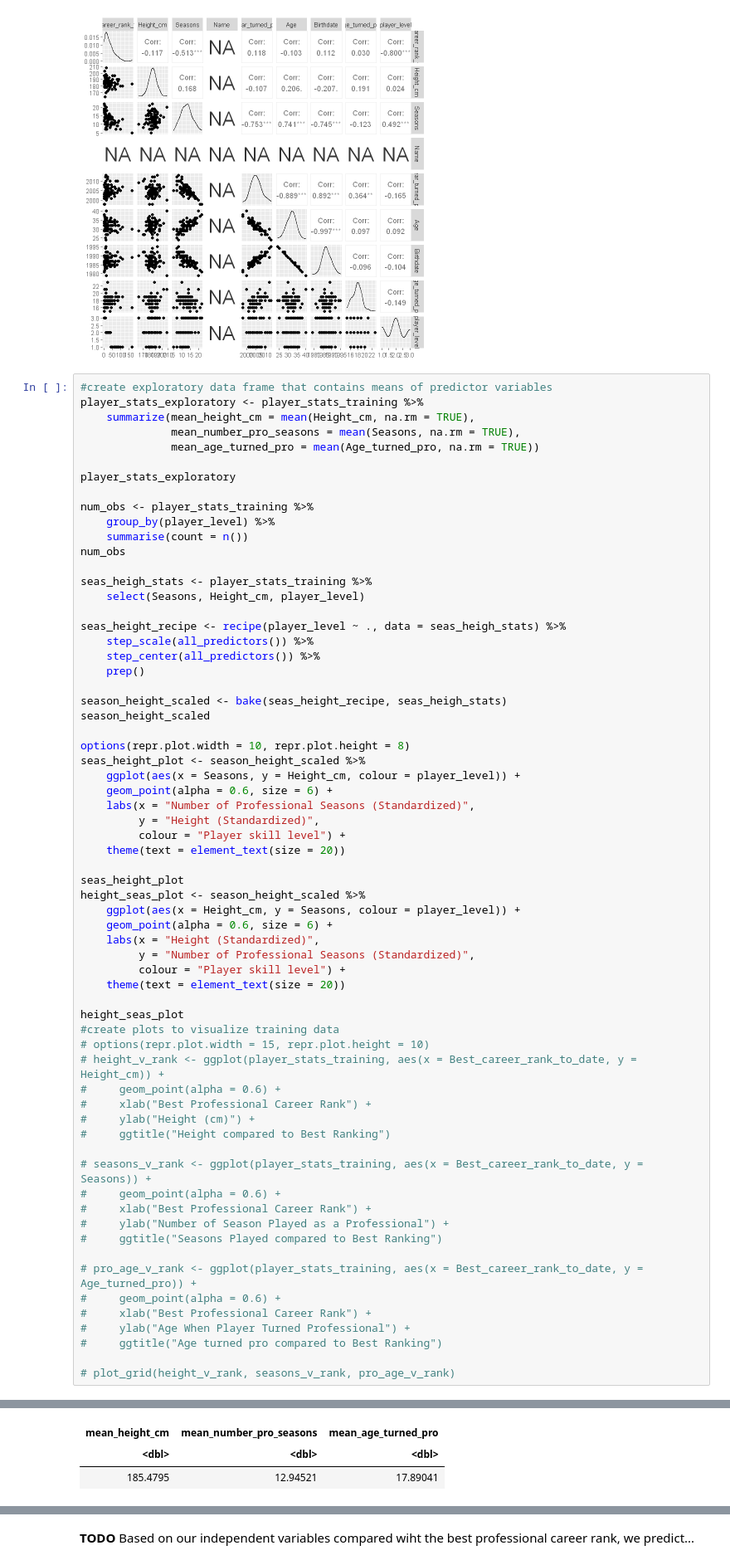
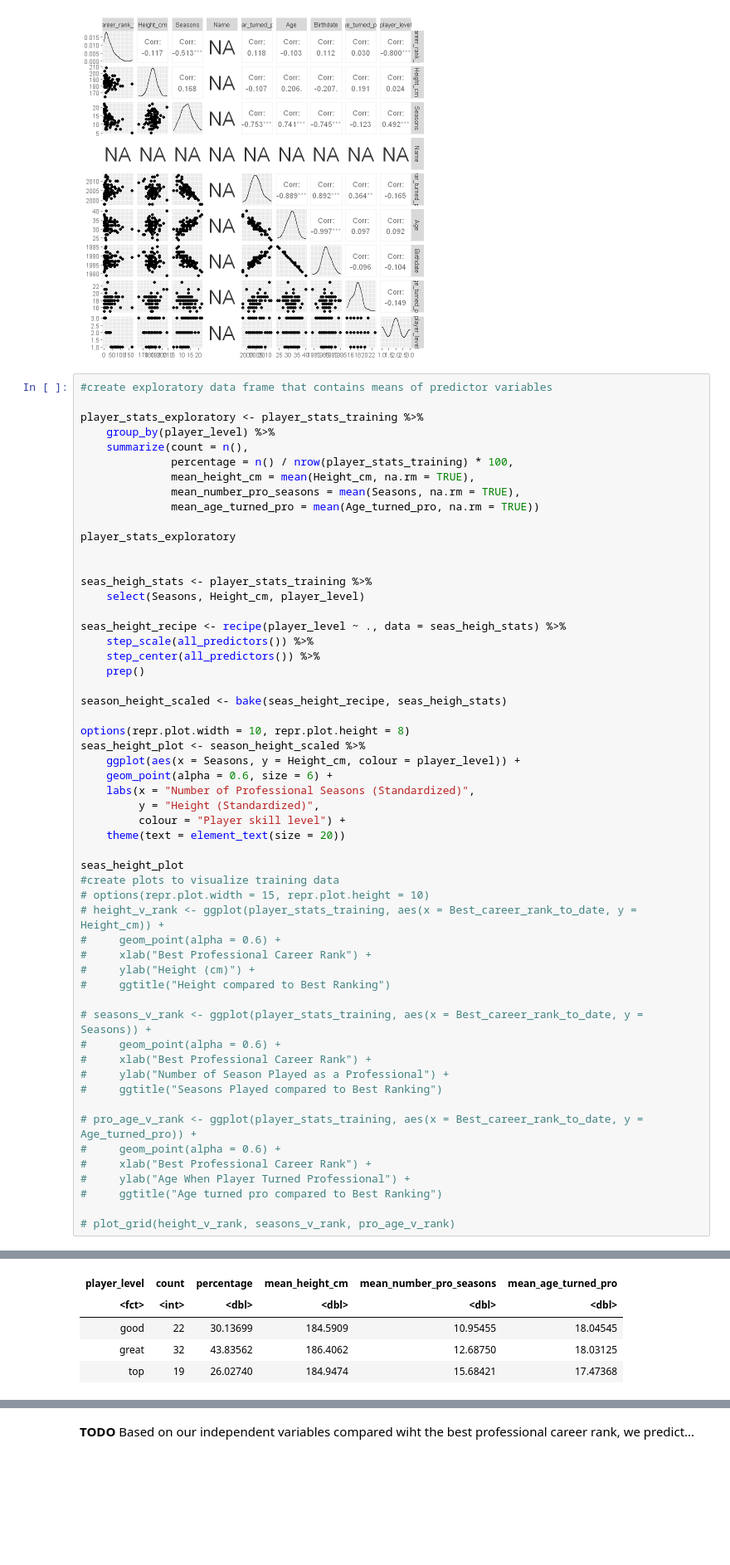
Before and after one commit to sandraradic/Tennis-Classification-Model, a Jupyter notebook: project_proposal.ipynb, the cells around one changed output, grey strips where cells are left out. Shown: that part at 83% size. Cells and saved outputs as stored; diff of their text form; blank space fills up the shorter version.

```diff
--- a/project_proposal.ipynb
+++ b/project_proposal.ipynb
@@ -204,17 +205,17 @@ Warning message in mask$eval_all_mutate(quo):
 [figure]
 # %%
 #create exploratory data frame that contains means of predictor variables
+
 player_stats_exploratory <- player_stats_training %>%
-    summarize(mean_height_cm = mean(Height_cm, na.rm = TRUE),
+    group_by(player_level) %>%
+    summarize(count = n(),
+              percentage = n() / nrow(player_stats_training) * 100,
+              mean_height_cm = mean(Height_cm, na.rm = TRUE),
               mean_number_pro_seasons = mean(Seasons, na.rm = TRUE),
               mean_age_turned_pro = mean(Age_turned_pro, na.rm = TRUE))
 
 player_stats_exploratory
 
-num_obs <- player_stats_training %>%
-    group_by(player_level) %>%
-    summarise(count = n())
-num_obs
 
 seas_heigh_stats <- player_stats_training %>%
     select(Seasons, Height_cm, player_level)
@@ -225,7 +226,6 @@ seas_height_recipe <- recipe(player_level ~ ., data = seas_heigh_stats) %>%
     prep()
 
 season_height_scaled <- bake(seas_height_recipe, seas_heigh_stats)
-season_height_scaled
 
 options(repr.plot.width = 10, repr.plot.height = 8)
 seas_height_plot <- season_height_scaled %>%
@@ -237,15 +237,6 @@ seas_height_plot <- season_height_scaled %>%
     theme(text = element_text(size = 20))
 
 seas_height_plot
-height_seas_plot <- season_height_scaled %>%
-    ggplot(aes(x = Height_cm, y = Seasons, colour = player_level)) +
-    geom_point(alpha = 0.6, size = 6) +
-    labs(x = "Height (Standardized)",
-         y = "Number of Professional Seasons (Standardized)",
-         colour = "Player skill level") +
-    theme(text = element_text(size = 20))
-
-height_seas_plot
 #create plots to visualize training data
 # options(repr.plot.width = 15, repr.plot.height = 10)
 # height_v_rank <- ggplot(player_stats_training, aes(x = Best_career_rank_to_date, y = Height_cm)) +
@@ -272,3 +263,5 @@ A tibble: 1 × 3
-| mean_height_cm | mean_number_pro_seasons | mean_age_turned_pro |
-| <dbl> | <dbl> | <dbl> |
-| 185.4795 | 12.94521 | 17.89041 |
+| player_level | count | percentage | mean_height_cm | mean_number_pro_seasons | mean_age_turned_pro |
+| <fct> | <int> | <dbl> | <dbl> | <dbl> | <dbl> |
+| good | 22 | 30.13699 | 184.5909 | 10.95455 | 18.04545 |
+| great | 32 | 43.83562 | 186.4062 | 12.68750 | 18.03125 |
+| top | 19 | 26.02740 | 184.9474 | 15.68421 | 17.47368 |
```
Also changed, not shown: parts of 10 cells of this notebook.
